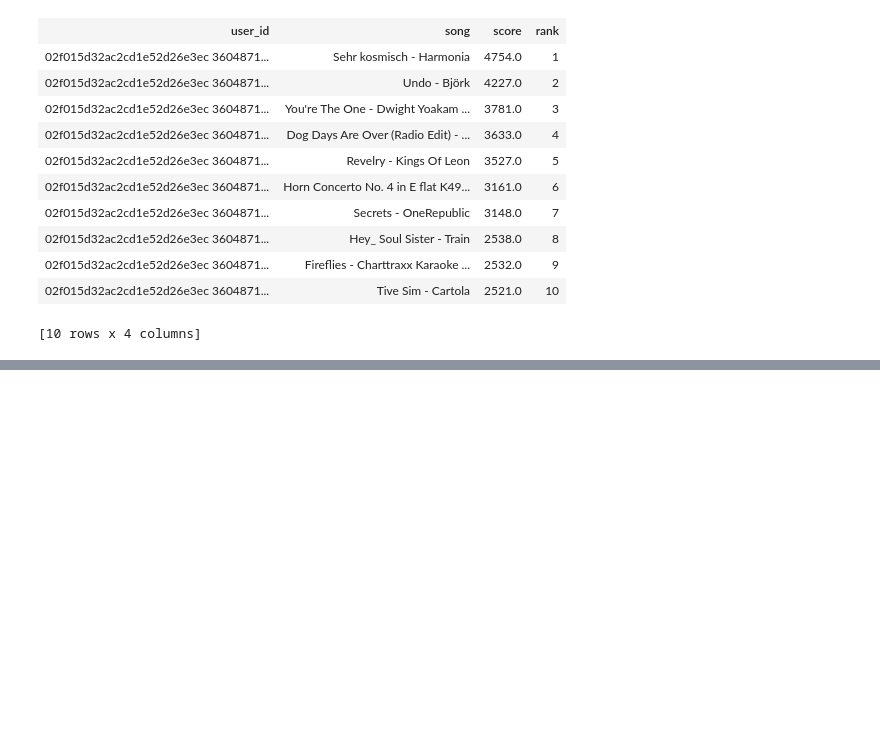
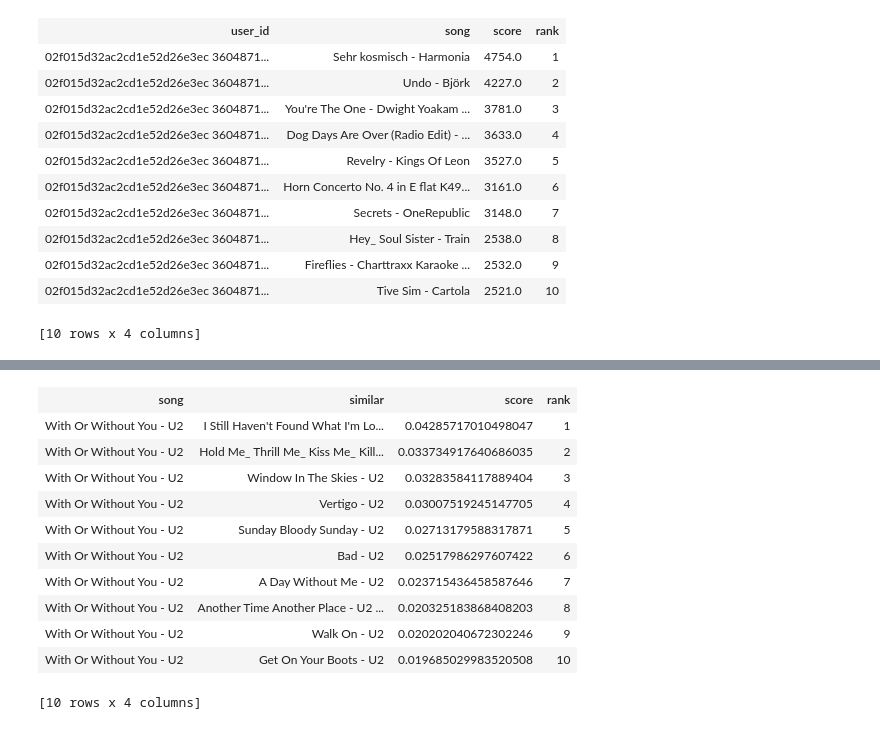
Before and after one commit to SabiulSabit/Machine-Learning-Foundations-A-Case-Study-Approach, a Jupyter notebook: Song_Recommender_.ipynb, the cells around one changed output, grey strips where cells are left out. Drawn from its saved outputs; the diff is of its cells as text; code cells hidden in the pictures; blank space fills up the shorter version.

```diff
--- a/Song_Recommender_.ipynb
+++ b/Song_Recommender_.ipynb
@@ -45,0 +67,15 @@ popularityModel.recommend(users=[users[1]]) #same for all
+# %%
+personlizationModel.get_similar_items(["With Or Without You - U2"])
+# %% [output]
+| song | similar | score | rank |
+| With Or Without You - U2 | I Still Haven't Found What I'm Lo... | 0.04285717010498047 | 1 |
+| With Or Without You - U2 | Hold Me_ Thrill Me_ Kiss Me_ Kill... | 0.033734917640686035 | 2 |
+| With Or Without You - U2 | Window In The Skies - U2 | 0.03283584117889404 | 3 |
+| With Or Without You - U2 | Vertigo - U2 | 0.03007519245147705 | 4 |
+| With Or Without You - U2 | Sunday Bloody Sunday - U2 | 0.02713179588317871 | 5 |
+| With Or Without You - U2 | Bad - U2 | 0.02517986297607422 | 6 |
+| With Or Without You - U2 | A Day Without Me - U2 | 0.023715436458587646 | 7 |
+| With Or Without You - U2 | Another Time Another Place - U2 ... | 0.020325183868408203 | 8 |
+| With Or Without You - U2 | Walk On - U2 | 0.020202040672302246 | 9 |
+| With Or Without You - U2 | Get On Your Boots - U2 | 0.019685029983520508 | 10 |
+[10 rows x 4 columns]
```
Also changed, not shown: parts of 5 cells of this notebook.
